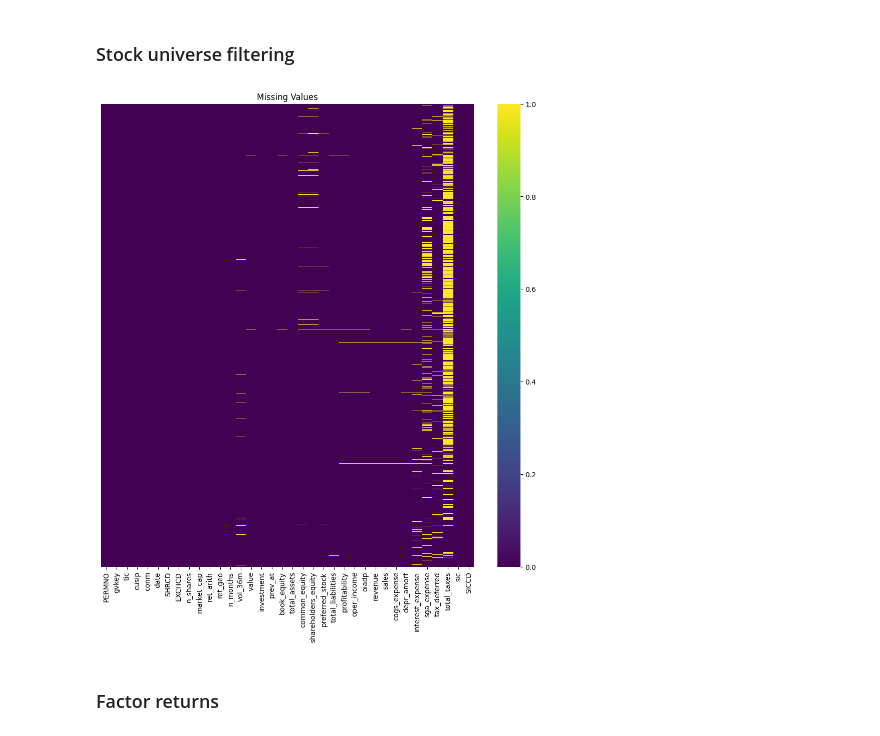
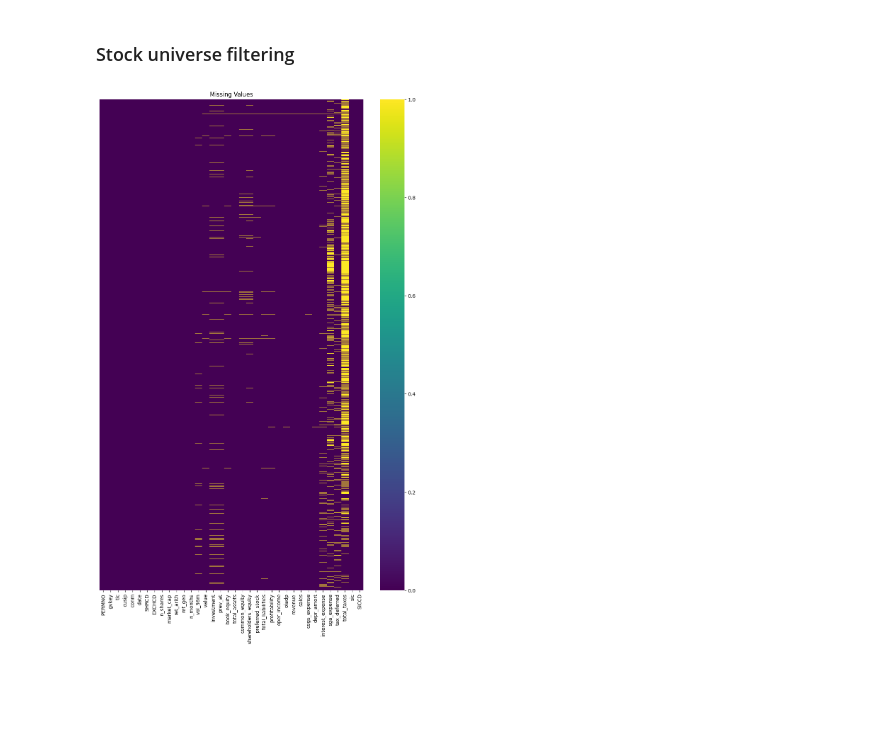
Before and after one commit to christopher-dybdahl/integrated-portfolio-factor-allocation, a Jupyter notebook: notebooks/data_preprocessing.ipynb, the cells around one changed output. Drawn from its saved outputs; the diff is of its cells as text; code cells hidden in the pictures; blank space fills up the shorter version.

Commit message:
fixed investment factor score computation

```diff
--- a/notebooks/data_preprocessing.ipynb
+++ b/notebooks/data_preprocessing.ipynb
@@ -76,7 +92,7 @@ def add_36m_vol(group: pd.DataFrame) -> pd.DataFrame:
     g = g.asfreq("ME")
 
     # Rolling over the last 36 monthly observations (36 calendar months)
-    g["vol_36m"] = g["RET"].rolling(window=36, min_periods=12).std()
+    g["vol_36m"] = g["RET"].rolling(window=36, min_periods=24).std()
 
     return g.reset_index()
 
@@ -123,6 +139,6 @@ df["oiadp"] = df["oibdp"] - df["dp"]
 df["profitability"] = df["oiadp"] / df["book_equity"]
 
 # Investing
-df["prev_at"] = df.groupby("PERMNO")["at"].transform("last")
+df["prev_at"] = df.groupby("PERMNO")["at"].shift(1)
 df["investment"] = df["prev_at"] / df["at"]
 # %%
@@ -232,12 +248,12 @@ df_big = df_big.rename(
     }
 )
 # %%
-plt.figure(figsize=(12, 12))
+plt.figure(figsize=(12, 18))
 sns.heatmap(df_big.isnull(), cbar=True, cmap="viridis", yticklabels=False)
 plt.title("Missing Values")
 plt.show()
 # %% [output]
-[figure, old version]
+[figure, new version]
 # %%
 df_big.to_csv("data_clean.csv", index=False)
 # %%
@@ -263,5 +279,3 @@ df_factors.to_csv("factors.csv", index=False)
 # %%
 # compute VIF
 # remove negative book equity?
-# %% [markdown]
-### Factor returns
```
Also changed, not shown: parts of 3 cells of this notebook.
